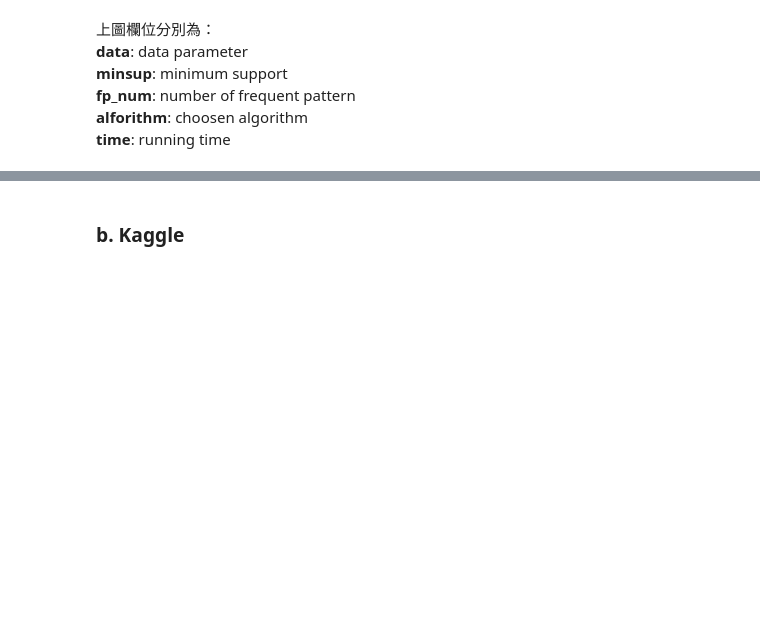
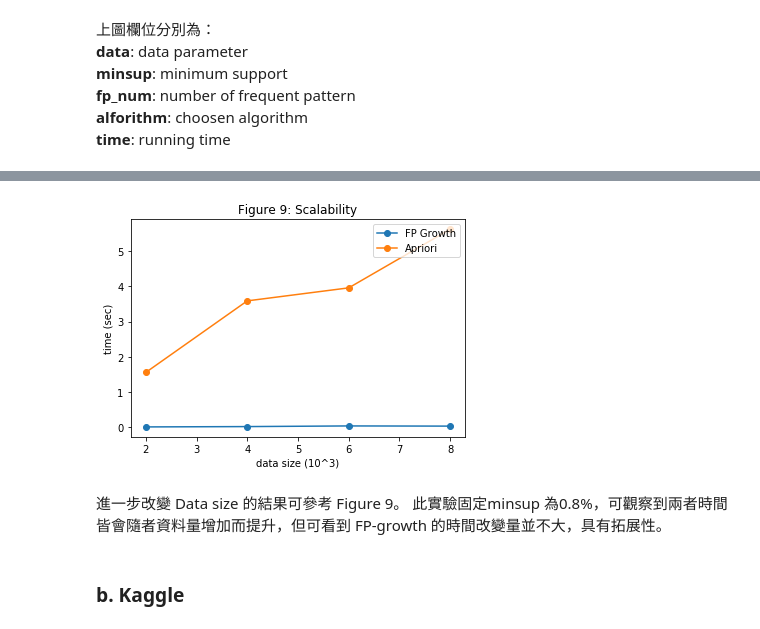
Before and after one commit to Sirius207/Frequent-pattern-Algorithm, a Jupyter notebook: Report.ipynb, the cells around one changed output, grey strips where cells are left out. Drawn from its saved outputs; the diff is of its cells as text; code cells hidden in the pictures; blank space fills up the shorter version.

```diff
--- a/Report.ipynb
+++ b/Report.ipynb
@@ -221,3 +248,18 @@ Figure 5 與 Figure 7 則是改變 Transaction 數目，從約10000筆資料到
+# %%
+
+x = [2, 4, 6, 8]
+y_1 = [0.014822602272033691,0.024219989776611328,0.04265165328979492,0.037372589111328125]
+y_2 = [1.559230923652649,3.5876978635787964,3.9564480781555176,5.6181875467300415]
+plt.plot(x, y_1, 'o-')
+plt.plot(x, y_2, 'o-')
+plt.xlabel('data size (10^3)')
+plt.ylabel('time (sec)')
+plt.legend(["FP Growth", "Apriori"], loc=1);
+plt.title('Figure 9: Scalability (minsup = 0.8%');
+# %% [output]
+[figure, added]
+# %% [markdown]
+進一步改變 Data size 的結果可參考 Figure 9。 此實驗固定minsup 為0.8%，可觀察到兩者時間皆會隨者資料量增加而提升，但可看到 FP-growth 的時間改變量並不大，具有拓展性。
 # %% [markdown]
 ### b. Kaggle
 # %%
```
Also changed, not shown: parts of 13 cells of this notebook.
